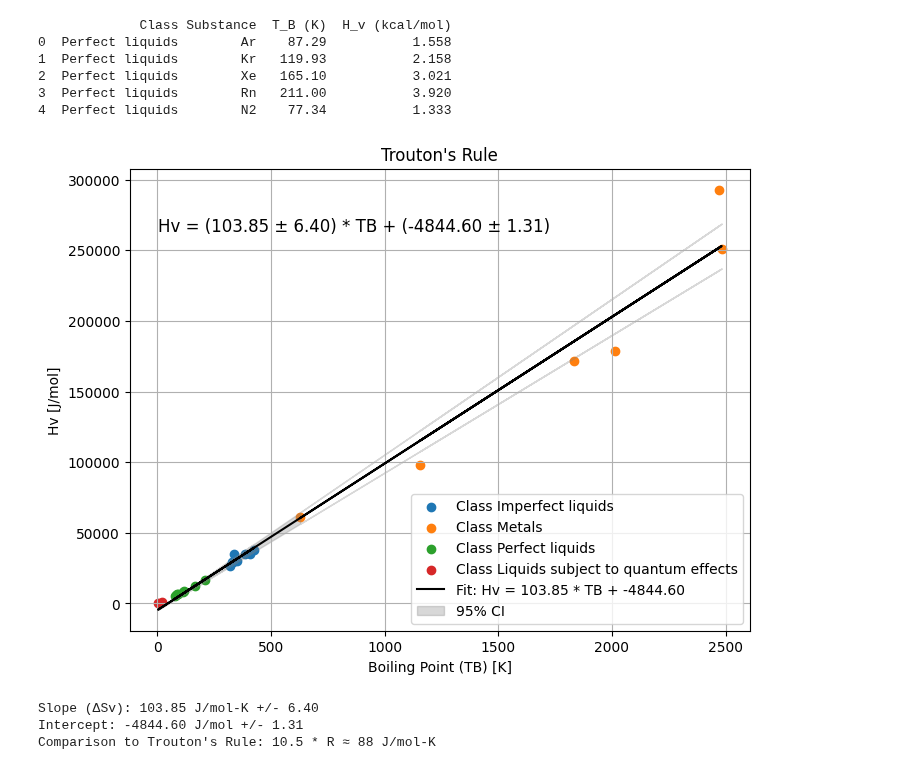
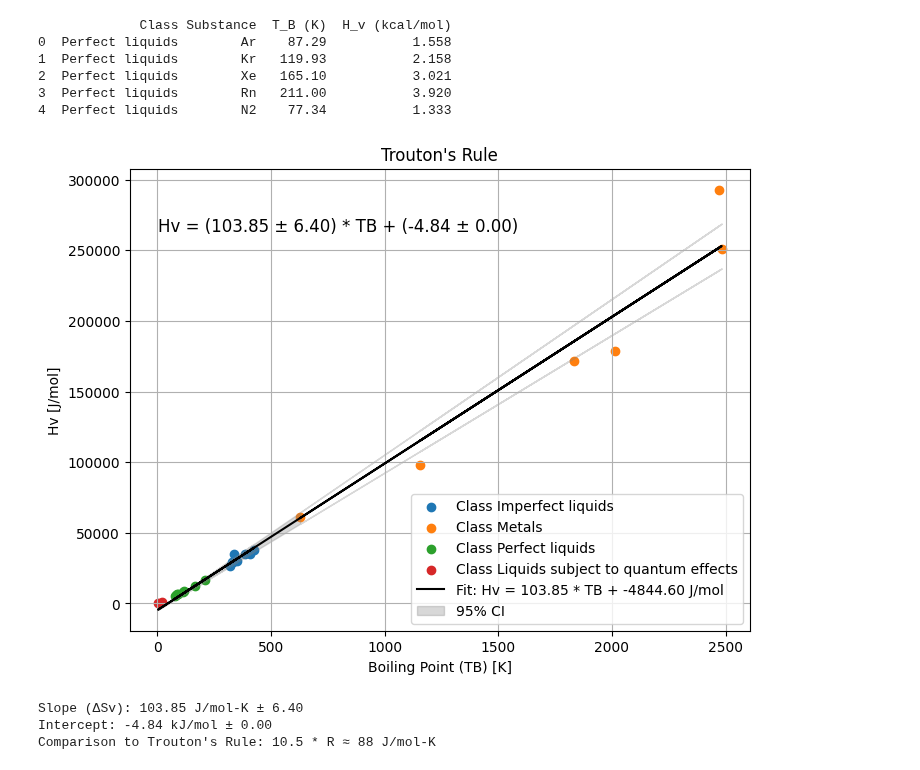
Before and after one commit to HKim-env/comp-prob-solv, a Jupyter notebook: Homework_3_1.ipynb, the cells around one changed output. Drawn from its saved outputs; the diff is of its cells as text; code cells hidden in the pictures.

Commit message:
troutons_rule.py

```diff
--- a/Homework_3_1.ipynb
+++ b/Homework_3_1.ipynb
@@ -128,45 +128,53 @@ for class_label in set(Class):
     plt.scatter(TB[idx], Hv_j_mol[idx], label=f'Class {class_label}')
 
 # Plot the regression line
-plt.plot(TB, Hv_predicted, color='black', label=f'Fit: Hv = {slope:.2f} * TB + {intercept:.2f}')
+plt.plot(TB, Hv_predicted, color='black', label=f'Fit: Hv = {slope:.2f} * TB + {intercept:.2f} J/mol')
 
 # Calculate 95% confidence intervals
 slope_conf_interval = confidence_interval_slope(TB, residuals, 0.95)
 intercept_conf_interval = confidence_interval_intercept(TB, residuals, 0.95)
 
+# Convert intercept to kJ/mol for display on the plot
+intercept_kJ_mol = intercept / 1000  # Convert to kJ/mol
+intercept_conf_interval_kJ_mol = intercept_conf_interval / 1000  # Convert confidence interval to kJ/mol
+
 # Add confidence intervals for the slope and intercept
-plt.fill_between(TB, (slope - slope_conf_interval) * TB + (intercept - intercept_conf_interval),
-                 (slope + slope_conf_interval) * TB + (intercept + intercept_conf_interval),
+plt.fill_between(TB, (slope - slope_conf_interval) * TB + (intercept_kJ_mol - intercept_conf_interval_kJ_mol) * 1000,
+                 (slope + slope_conf_interval) * TB + (intercept_kJ_mol + intercept_conf_interval_kJ_mol) * 1000,
                  color='gray', alpha=0.3, label='95% CI')
 
 # Add plot details
 plt.title("Trouton's Rule")
 plt.xlabel('Boiling Point (TB) [K]')
 plt.ylabel('Hv [J/mol]')
 plt.legend()
 plt.grid(True)
 
-# Display the equation with 95% confidence intervals on the plot
-eq_str = f'Hv = ({slope:.2f} ± {slope_conf_interval:.2f}) * TB + ({intercept:.2f} ± {intercept_conf_interval:.2f})'
+# Display the equation with 95% confidence intervals on the plot in kJ/mol
+eq_str = f'Hv = ({slope:.2f} ± {slope_conf_interval:.2f}) * TB + ({intercept_kJ_mol:.2f} ± {intercept_conf_interval_kJ_mol:.2f})'
 plt.text(min(TB), max(Hv_j_mol) * 0.9, eq_str, fontsize=12)
 
 # Show the plot
 plt.show()
 
 # Print results for interpretation and comparison to Trouton's Rule
 # 1-1 Checking point 2) Interpret the slope
 # 1-1 Checking point 3) Compare to Trouton's Rule
-print(f"\nSlope (ΔSv): {slope:.2f} J/mol-K +/- {slope_conf_interval:.2f}")
-print(f"Intercept: {intercept:.2f} J/mol +/- {intercept_conf_interval:.2f}")
+print(f"\nSlope (ΔSv): {slope:.2f} J/mol-K ± {slope_conf_interval:.2f}")
+print(f"Intercept: {intercept_kJ_mol:.2f} kJ/mol ± {intercept_conf_interval_kJ_mol:.2f}")
 print(f"Comparison to Trouton's Rule: 10.5 * R ≈ 88 J/mol-K")
+
+# Compare to Trouton's Rule
+# : The value is ~ 88 J/mol-K for many substances. In this problem, I got the value of 103.85 J/mol-K. They are not the same, but quite close enough. This is because of the out-ranged data from 'Metals' class. If I erase the outranged data, the value will be more close to 88 J/mol-K.
+# To figure out it, I run another set with modified data set (except Ag and Sn)
 # %% [output]
              Class Substance  T_B (K)  H_v (kcal/mol)
 0  Perfect liquids        Ar    87.29           1.558
 1  Perfect liquids        Kr   119.93           2.158
 2  Perfect liquids        Xe   165.10           3.021
 3  Perfect liquids        Rn   211.00           3.920
 4  Perfect liquids        N2    77.34           1.333
-[figure, old version]
+[figure, new version]
-Slope (ΔSv): 103.85 J/mol-K +/- 6.40
-Intercept: -4844.60 J/mol +/- 1.31
+Slope (ΔSv): 103.85 J/mol-K ± 6.40
+Intercept: -4.84 kJ/mol ± 0.00
 Comparison to Trouton's Rule: 10.5 * R ≈ 88 J/mol-K
```
Also changed, not shown: parts of 1 cell of this notebook, 1 other file.
